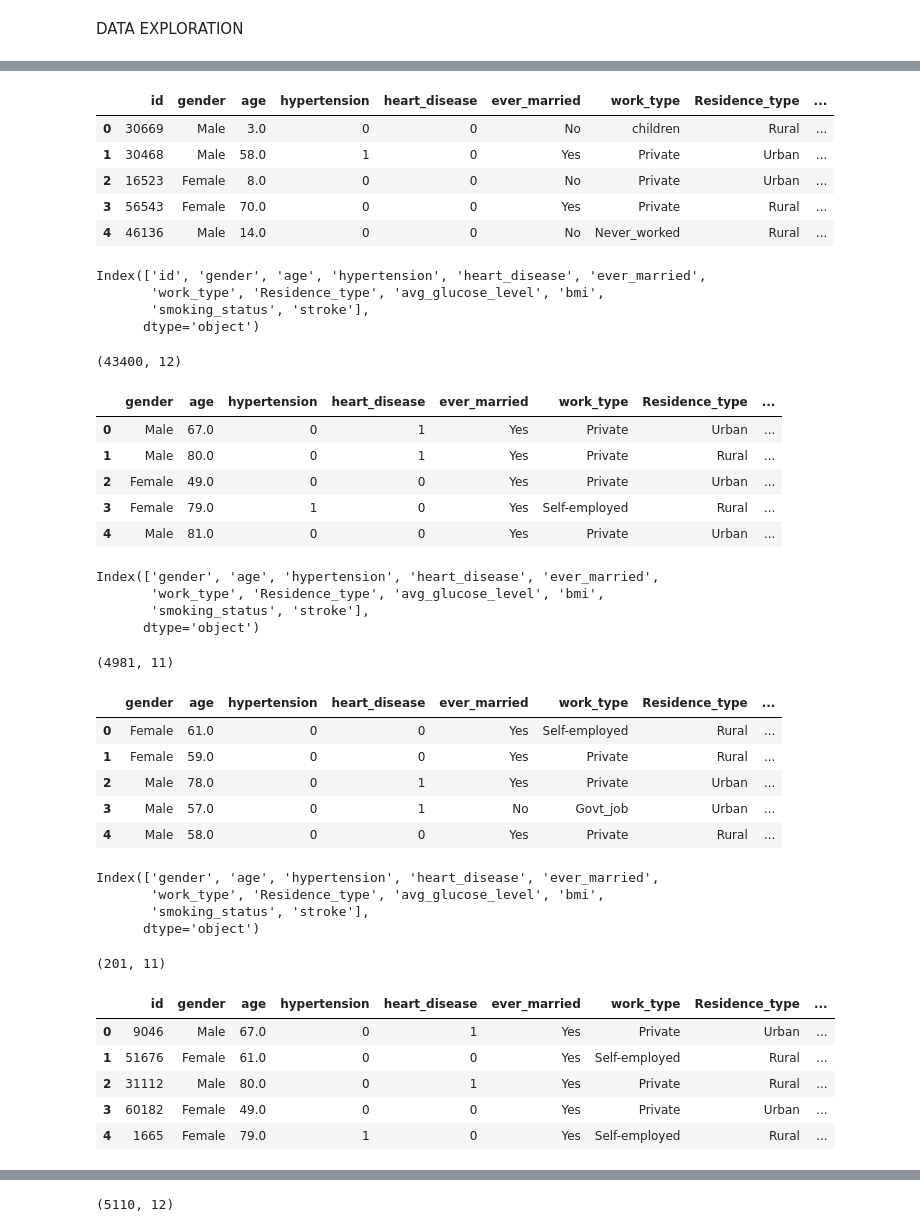
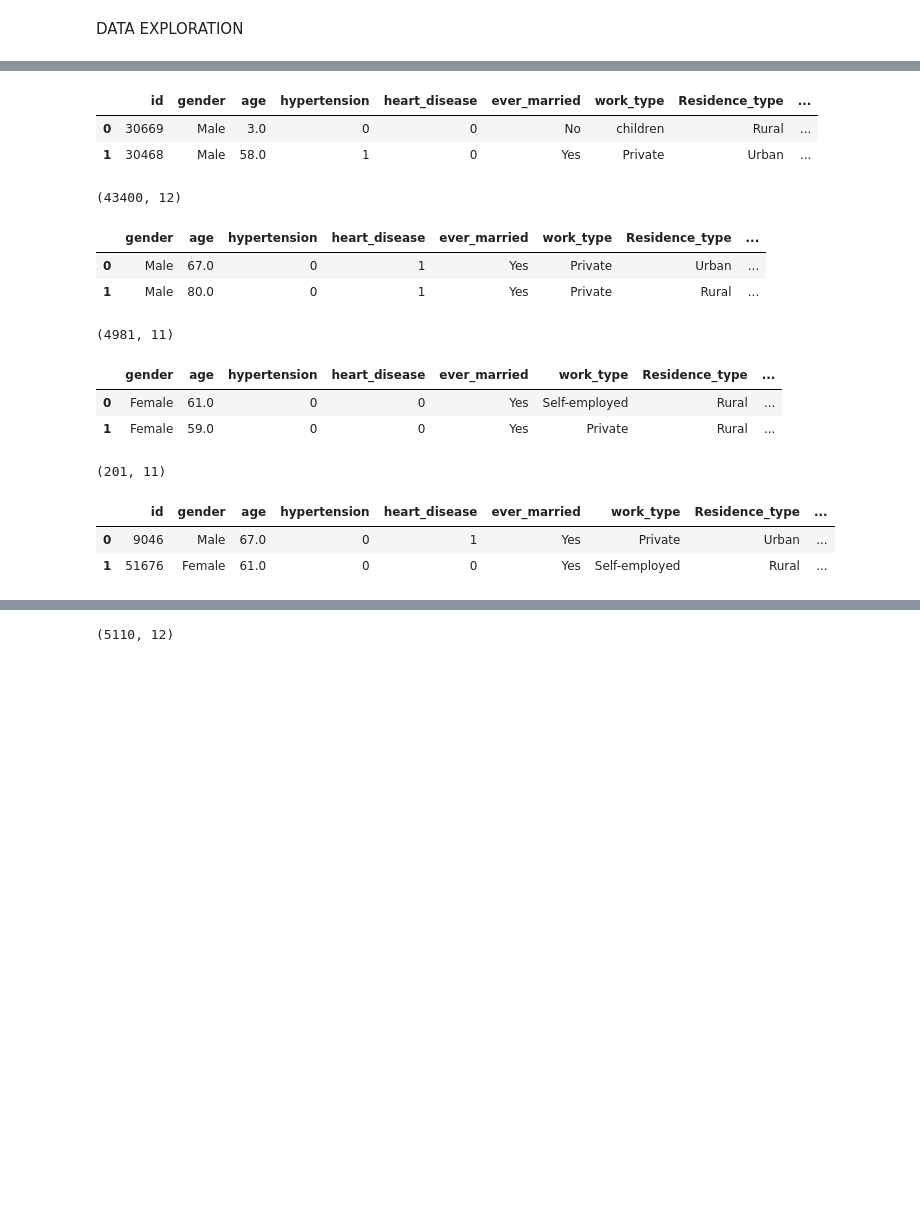
Before and after one commit to AmruhaAhmed/Brain-Stroke-Prediction-Using-Ensemble-Machine-Learning, a Jupyter notebook: mini_project.ipynb, the cells around one changed output, grey strips where cells are left out. Saved outputs shown, nothing was run; the diff lists cells and outputs as text; code cells hidden in the pictures; blank space fills up the shorter version.

```diff
--- a/mini_project.ipynb
+++ b/mini_project.ipynb
@@ -11,69 +52,36 @@ df5=pd.read_csv("dataset5.csv")
 # %%
-df1.head()
+df1.head(2)
 # %% [output]
 |  | id | gender | age | hypertension | heart_disease | ever_married | work_type | Residence_type | ... |
 | 0 | 30669 | Male | 3.0 | 0 | 0 | No | children | Rural | ... |
 | 1 | 30468 | Male | 58.0 | 1 | 0 | Yes | Private | Urban | ... |
-| 2 | 16523 | Female | 8.0 | 0 | 0 | No | Private | Urban | ... |
-| 3 | 56543 | Female | 70.0 | 0 | 0 | Yes | Private | Rural | ... |
-| 4 | 46136 | Male | 14.0 | 0 | 0 | No | Never_worked | Rural | ... |
-# %%
-df1.columns
-# %% [output]
-Index(['id', 'gender', 'age', 'hypertension', 'heart_disease', 'ever_married',
-       'work_type', 'Residence_type', 'avg_glucose_level', 'bmi',
-       'smoking_status', 'stroke'],
-      dtype='object')
 # %%
 df1.shape
 # %% [output]
 (43400, 12)
 # %%
-df2.head()
+df2.head(2)
 # %% [output]
 |  | gender | age | hypertension | heart_disease | ever_married | work_type | Residence_type | ... |
 | 0 | Male | 67.0 | 0 | 1 | Yes | Private | Urban | ... |
 | 1 | Male | 80.0 | 0 | 1 | Yes | Private | Rural | ... |
-| 2 | Female | 49.0 | 0 | 0 | Yes | Private | Urban | ... |
-| 3 | Female | 79.0 | 1 | 0 | Yes | Self-employed | Rural | ... |
-| 4 | Male | 81.0 | 0 | 0 | Yes | Private | Urban | ... |
-# %%
-df2.columns
-# %% [output]
-Index(['gender', 'age', 'hypertension', 'heart_disease', 'ever_married',
-       'work_type', 'Residence_type', 'avg_glucose_level', 'bmi',
-       'smoking_status', 'stroke'],
-      dtype='object')
 # %%
 df2.shape
 # %% [output]
 (4981, 11)
 # %%
-df3.head()
+df3.head(2)
 # %% [output]
 |  | gender | age | hypertension | heart_disease | ever_married | work_type | Residence_type | ... |
 | 0 | Female | 61.0 | 0 | 0 | Yes | Self-employed | Rural | ... |
 | 1 | Female | 59.0 | 0 | 0 | Yes | Private | Rural | ... |
-| 2 | Male | 78.0 | 0 | 1 | Yes | Private | Urban | ... |
-| 3 | Male | 57.0 | 0 | 1 | No | Govt_job | Urban | ... |
-| 4 | Male | 58.0 | 0 | 0 | Yes | Private | Rural | ... |
-# %%
-df3.columns
-# %% [output]
-Index(['gender', 'age', 'hypertension', 'heart_disease', 'ever_married',
-       'work_type', 'Residence_type', 'avg_glucose_level', 'bmi',
-       'smoking_status', 'stroke'],
-      dtype='object')
 # %%
 df3.shape
 # %% [output]
 (201, 11)
 # %%
-df4.head()
+df4.head(2)
 # %% [output]
 |  | id | gender | age | hypertension | heart_disease | ever_married | work_type | Residence_type | ... |
 | 0 | 9046 | Male | 67.0 | 0 | 1 | Yes | Private | Urban | ... |
 | 1 | 51676 | Female | 61.0 | 0 | 0 | Yes | Self-employed | Rural | ... |
-| 2 | 31112 | Male | 80.0 | 0 | 1 | Yes | Private | Rural | ... |
-| 3 | 60182 | Female | 49.0 | 0 | 0 | Yes | Private | Urban | ... |
-| 4 | 1665 | Female | 79.0 | 1 | 0 | Yes | Self-employed | Rural | ... |
```
Also changed, not shown: parts of 79 cells of this notebook.
